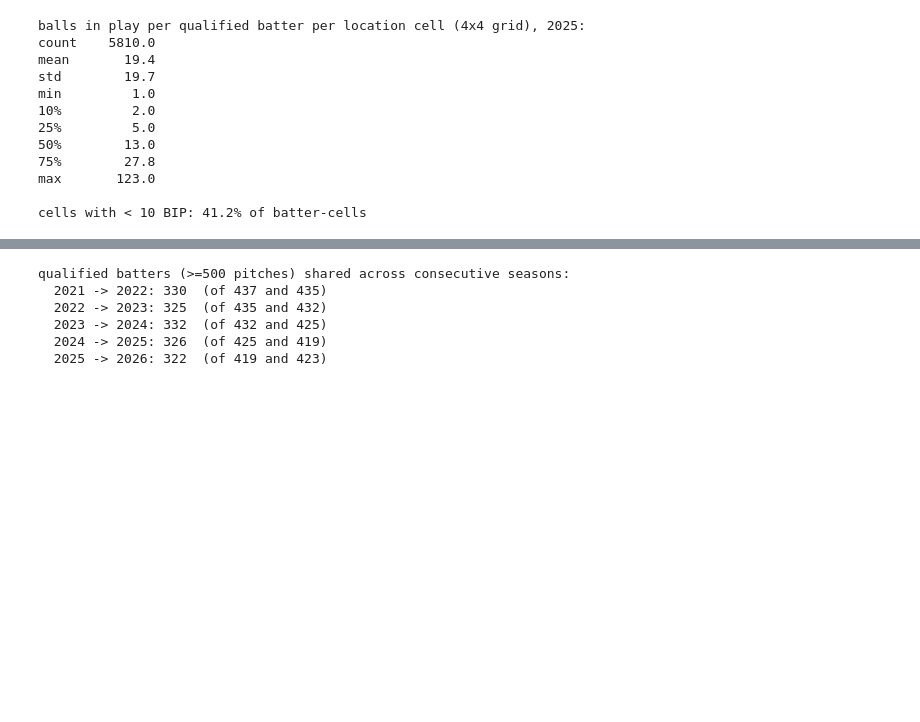
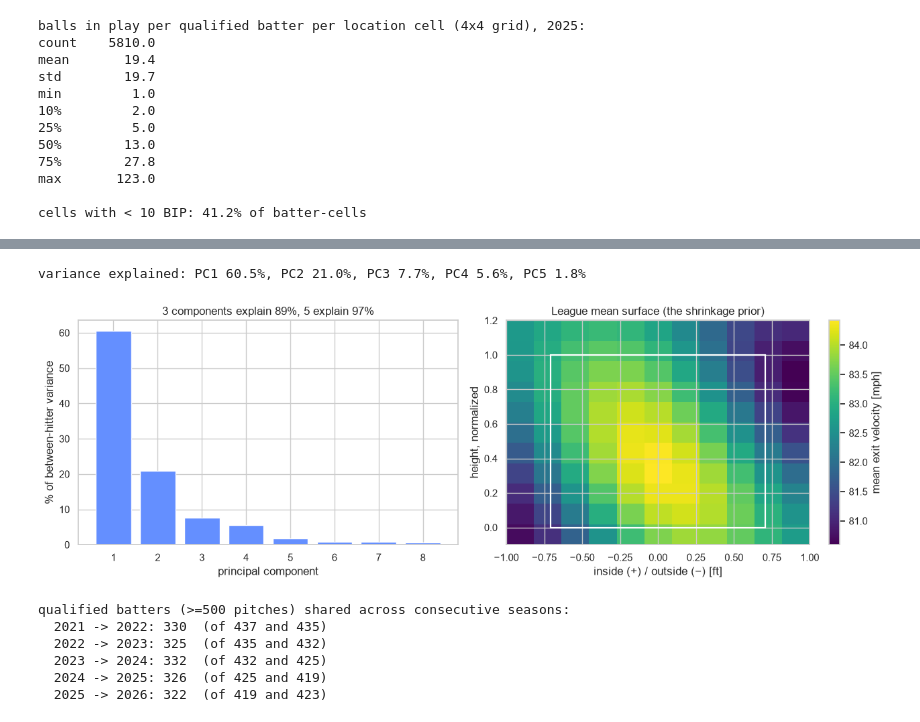
Before and after one commit to Jack1021ohoh/batter_decision_value, a Jupyter notebook: notebooks/eda.ipynb, the cells around one changed output, grey strips where cells are left out. Saved outputs shown, nothing was run; the diff lists cells and outputs as text; code cells hidden in the pictures; blank space fills up the shorter version.

```diff
--- a/notebooks/eda.ipynb
+++ b/notebooks/eda.ipynb
@@ -748,3 +808,30 @@ cells with < 10 BIP: 41.2% of batter-cells
+# %%
+# Why smoothing and shrinkage recover so much: hitter surfaces are extremely
+# low-dimensional. A hitter is not 121 free numbers.
+S = hot_surface(bip[(bip.season == 2024) & bip.batter.isin(qual[2024])])
+dev = S.values - S.values.mean(0)
+sv = np.linalg.svd(dev, compute_uv=False)
+var = sv ** 2 / (sv ** 2).sum()
+
+fig, ax = plt.subplots(1, 2, figsize=(13, 4.4))
+ax[0].bar(range(1, 9), var[:8] * 100, color=PALETTE[1])
+ax[0].set_xlabel('principal component'); ax[0].set_ylabel('% of between-hitter variance')
+ax[0].set_title(f'3 components explain {var[:3].sum():.0%}, 5 explain {var[:5].sum():.0%}')
+
+league = S.mean(0).values.reshape(11, 11)
+im = ax[1].imshow(league, origin='lower', extent=[-1.0, 1.0, -0.1, 1.2],
+                  aspect='auto', cmap='viridis')
+ax[1].add_patch(plt.Rectangle((-D.PLATE_HALF_WIDTH_FT, 0), 2*D.PLATE_HALF_WIDTH_FT, 1,
+                              fill=False, color='w', lw=1.6))
+fig.colorbar(im, ax=ax[1], label='mean exit velocity [mph]')
+ax[1].set_title('League mean surface (the shrinkage prior)')
+ax[1].set_xlabel('inside (+) / outside (−) [ft]'); ax[1].set_ylabel('height, normalized')
+fig.tight_layout()
+
+print(f'variance explained: ' + ', '.join(f'PC{i+1} {v:.1%}' for i, v in enumerate(var[:5])))
+# %% [output]
+variance explained: PC1 60.5%, PC2 21.0%, PC3 7.7%, PC4 5.6%, PC5 1.8%
+[figure, added]
 # %%
 # Batters shared between consecutive seasons -- the sample for each
 # year-over-year reliability pair.
```
Also changed, not shown: parts of 3 cells of this notebook.
